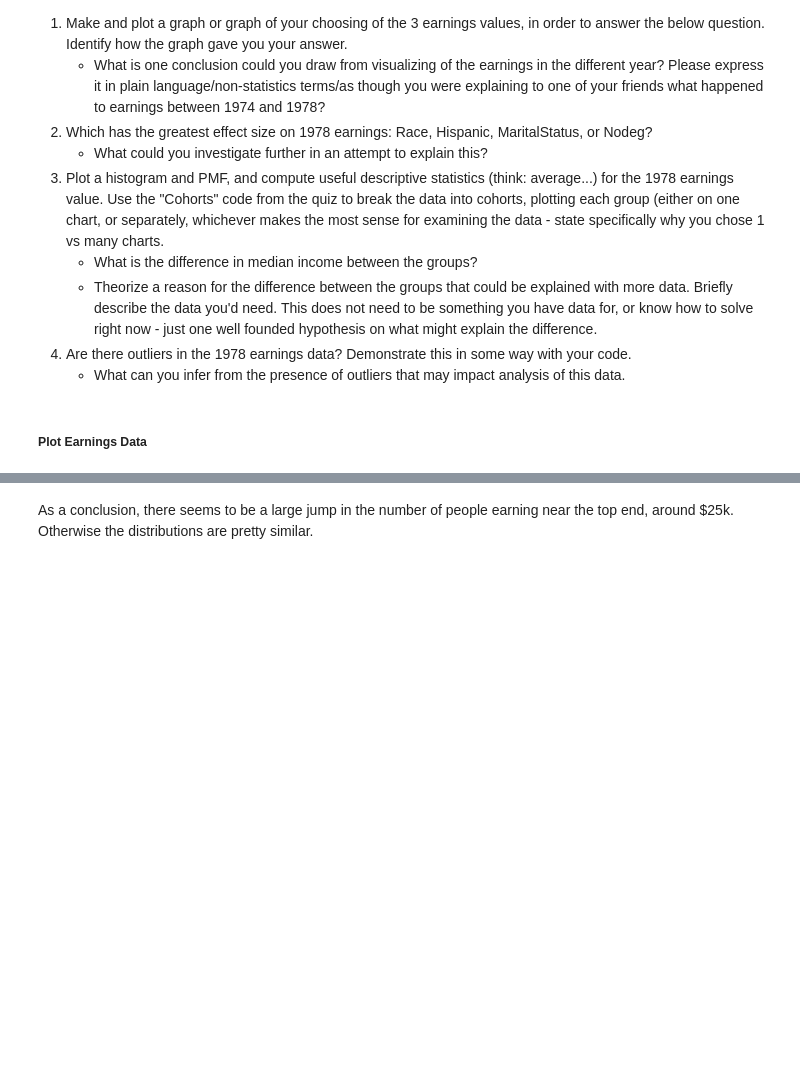
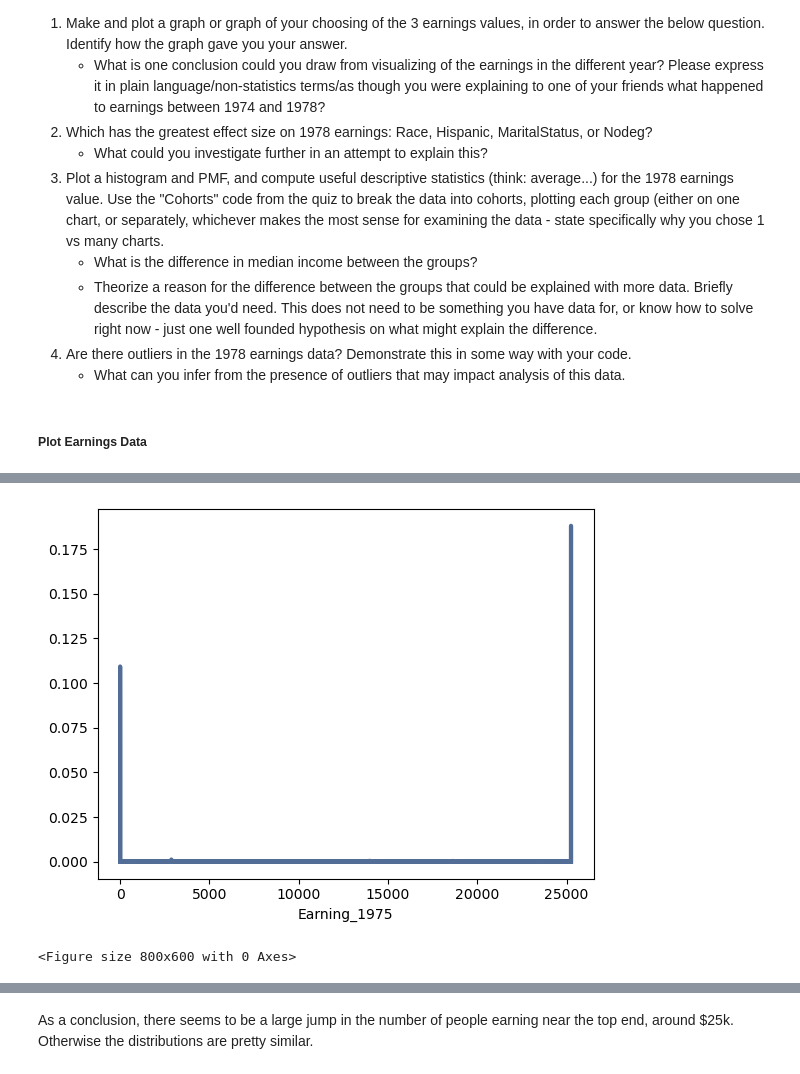
Before and after one commit to ywyan234956296/BSIP_Assignment_1_Students, a Jupyter notebook: stats_asn_1_stud_temp.ipynb, the cells around one changed output, grey strips where cells are left out. Cells and saved outputs as stored; diff of their text form; code cells hidden in the pictures; blank space fills up the shorter version.

```diff
--- a/stats_asn_1_stud_temp.ipynb
+++ b/stats_asn_1_stud_temp.ipynb
@@ -187,0 +196,8 @@ In 2020, the Black or African American alone population (41.1 million) accounted
+# %%
+#Create PMF for Earning_1975
+earning_1975=thinkstats2.Pmf(df['Earnings_1975'])
+thinkplot.Pmf(earning_1975)
+thinkplot.Show(xlabel='Earning_1975')
+# %% [output]
+[figure, added]
+<Figure size 800x600 with 0 Axes>
```
Also changed, not shown: parts of 10 cells of this notebook.
